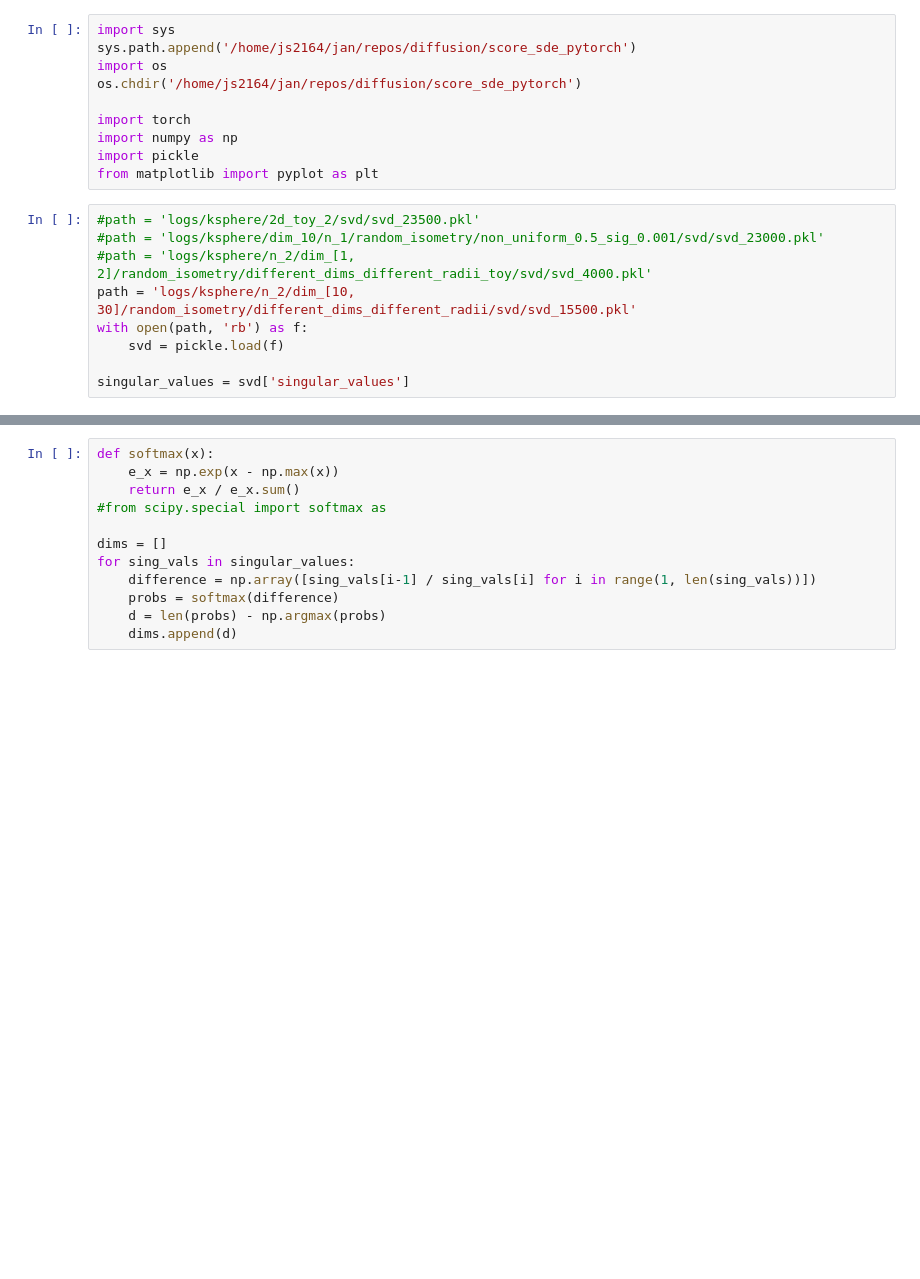
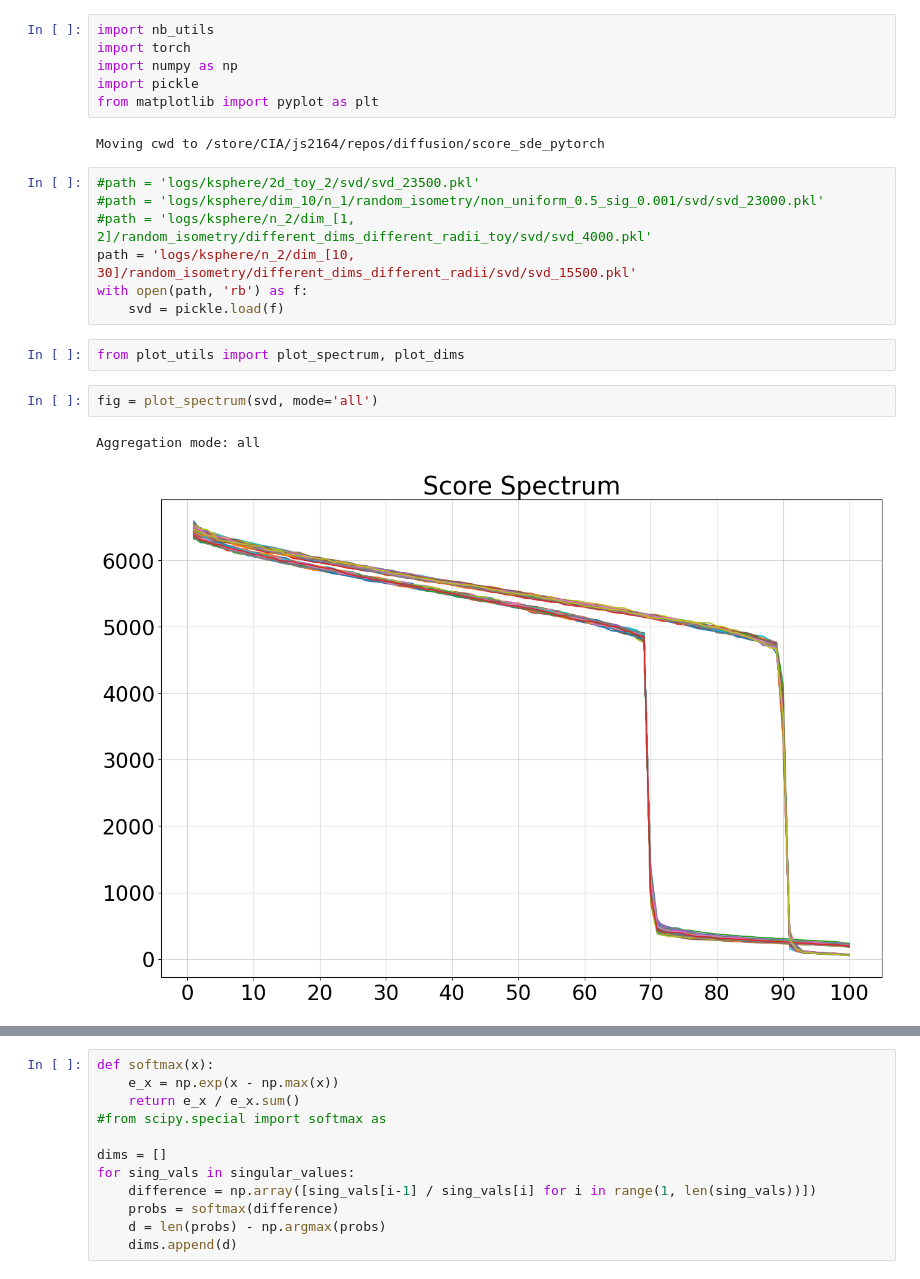
Before and after one commit to GBATZOLIS/conditional_score_diffusion, a Jupyter notebook: notebooks/different_dims.ipynb, the cells around one changed output, grey strips where cells are left out. Cells and saved outputs as stored; diff of their text form; blank space fills up the shorter version.

```diff
--- a/notebooks/different_dims.ipynb
+++ b/notebooks/different_dims.ipynb
@@ -1,13 +1,11 @@
 # %%
-import sys
-sys.path.append('/home/js2164/jan/repos/diffusion/score_sde_pytorch')
-import os
-os.chdir('/home/js2164/jan/repos/diffusion/score_sde_pytorch')
-
+import nb_utils
 import torch
 import numpy as np
 import pickle
 from matplotlib import pyplot as plt
+# %% [output]
+Moving cwd to /store/CIA/js2164/repos/diffusion/score_sde_pytorch
 # %%
 #path = 'logs/ksphere/2d_toy_2/svd/svd_23500.pkl'
 #path = 'logs/ksphere/dim_10/n_1/random_isometry/non_uniform_0.5_sig_0.001/svd/svd_23000.pkl'
@@ -15,5 +13,10 @@ from matplotlib import pyplot as plt
 path = 'logs/ksphere/n_2/dim_[10, 30]/random_isometry/different_dims_different_radii/svd/svd_15500.pkl'
 with open(path, 'rb') as f:
     svd = pickle.load(f)
-
-singular_values = svd['singular_values']
+# %%
+from plot_utils import plot_spectrum, plot_dims
+# %%
+fig = plot_spectrum(svd, mode='all')
+# %% [output]
+Aggregation mode: all
+[figure, added]
```
Also changed, not shown: parts of 1 cell of this notebook, 27 other files.
